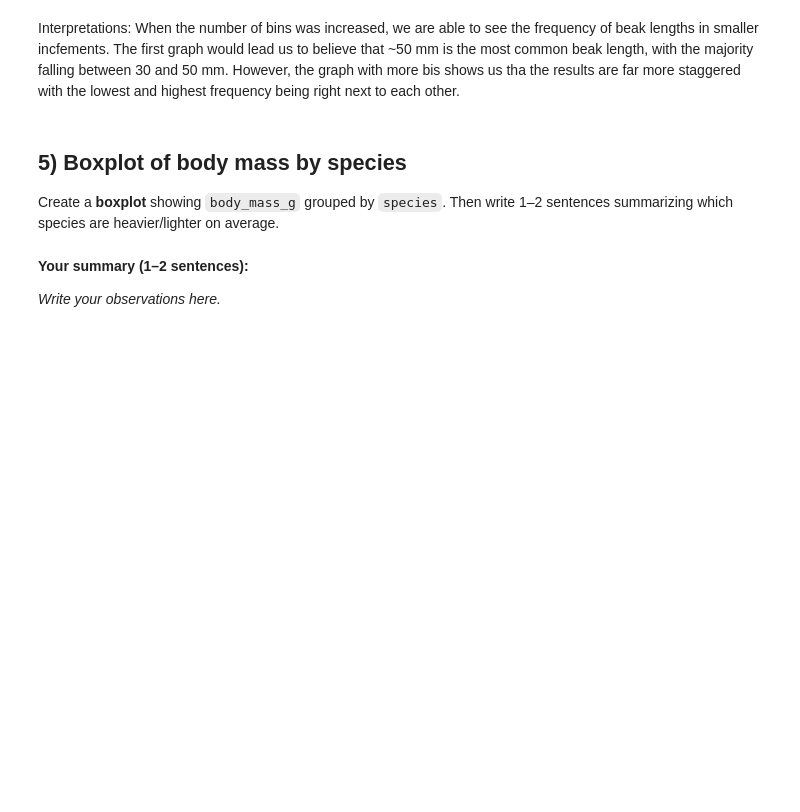
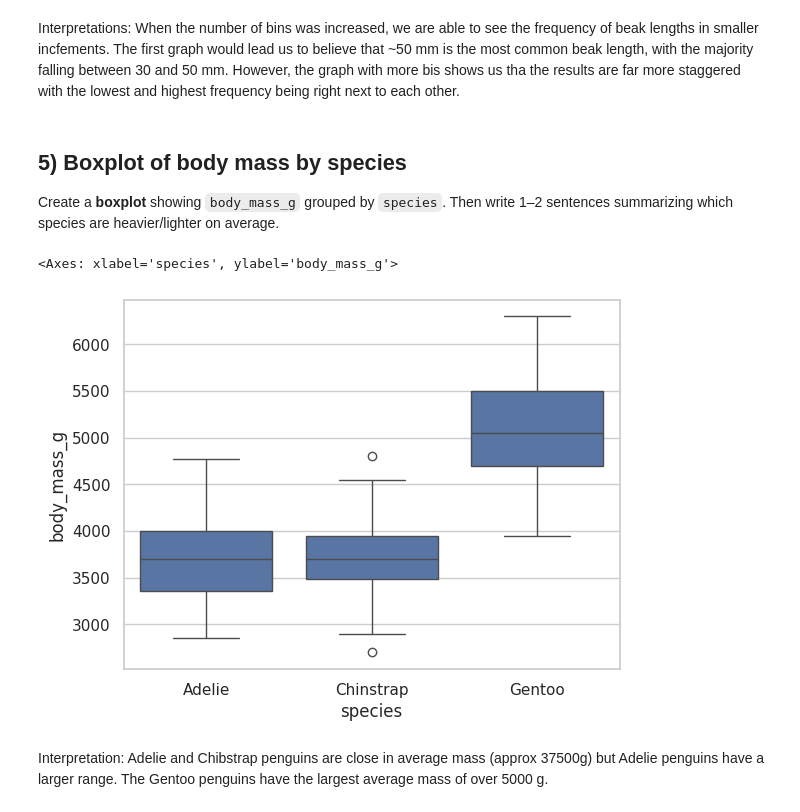
Before and after one commit to Xemgomez/ElaineGomez_DTSC3020.020_Fall2025, a Jupyter notebook: In_Class_Assignment_DataViz_Penguins_(1).ipynb, the cells around one changed output. Drawn from its saved outputs; the diff is of its cells as text; code cells hidden in the pictures; blank space fills up the shorter version.

```diff
--- a/In_Class_Assignment_DataViz_Penguins_(1).ipynb
+++ b/In_Class_Assignment_DataViz_Penguins_(1).ipynb
@@ -97,7 +97,9 @@ Create a **boxplot** showing `body_mass_g` grouped by `species`.
 Then write 1–2 sentences summarizing which species are heavier/lighter on average.
 # %%
 # TODO: Boxplot of body mass by species
+sns.boxplot(data=penguins, x='species', y='body_mass_g')
+# %% [output]
+<Axes: xlabel='species', ylabel='body_mass_g'>
+[figure, added]
-# %% [markdown]
-**Your summary (1–2 sentences):**
-
-_Write your observations here._
+# %% [markdown]
+Interpretation: Adelie and Chibstrap penguins are close in average mass (approx 37500g) but Adelie penguins have a larger range. The Gentoo penguins have the largest average mass of over 5000 g.
```
